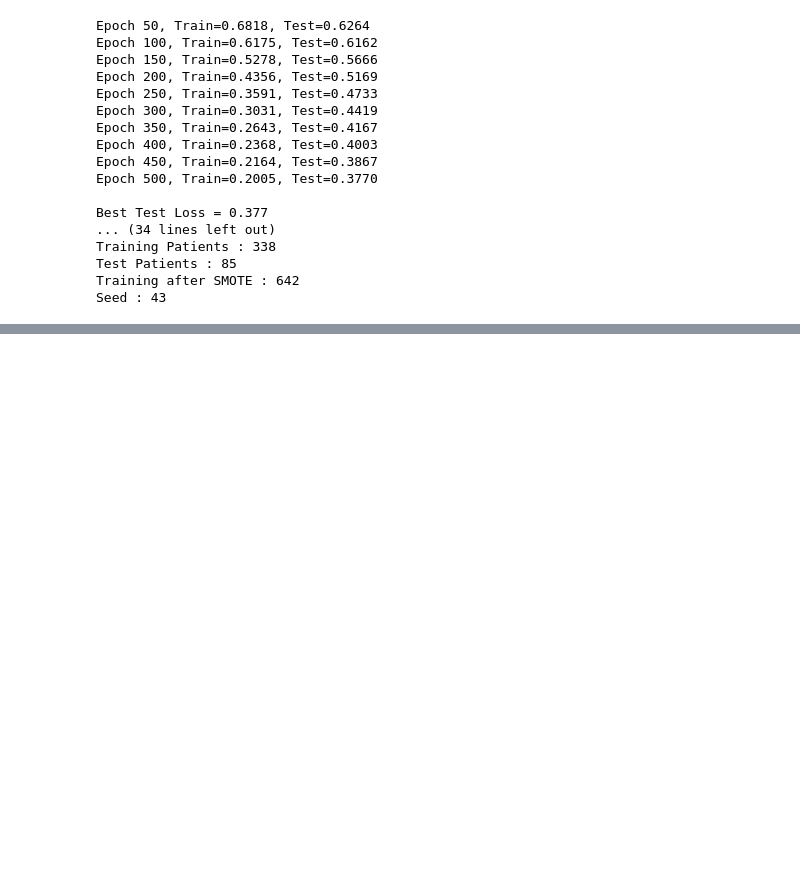
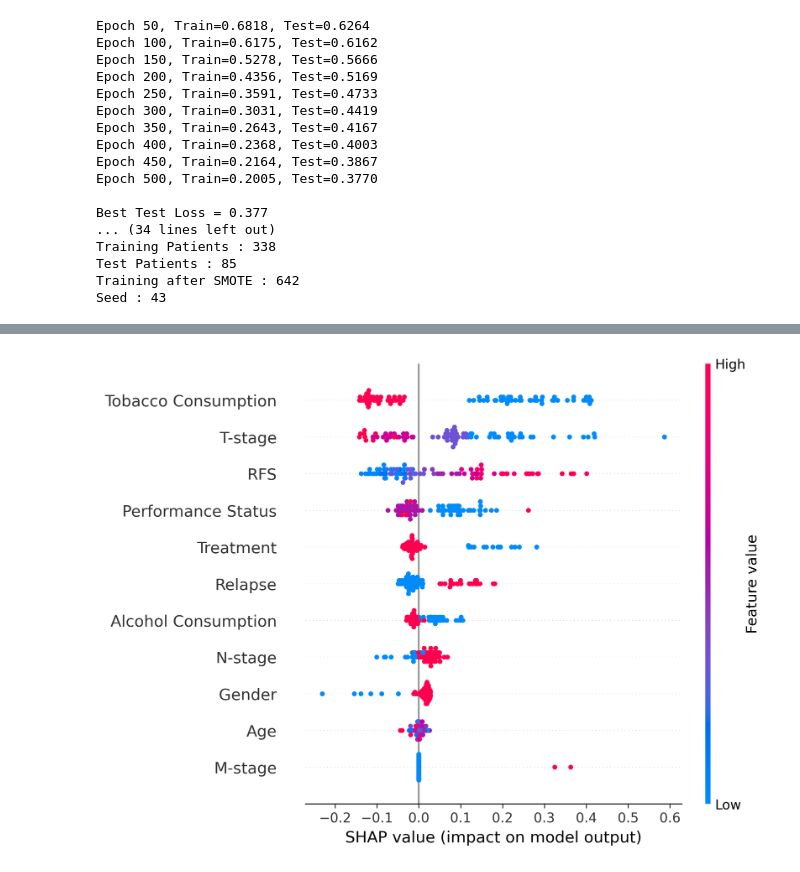
Before and after one commit to miriamamin1213-ux/HPV-classification, a Jupyter notebook: Model27.11F.43.ipynb, the cells around one changed output, grey strips where cells are left out. Drawn from its saved outputs; the diff is of its cells as text; code cells hidden in the pictures; blank space fills up the shorter version.

```diff
--- a/Model27.11F.43.ipynb
+++ b/Model27.11F.43.ipynb
@@ -538,0 +1483,6 @@ Seed : 43
+# %%
+from IPython.display import Image, display
+
+display(Image("SHAP_Summary_CNN_Seed43.png"))
+# %% [output]
+[figure, added]
```
Also changed, not shown: parts of 7 cells of this notebook.
